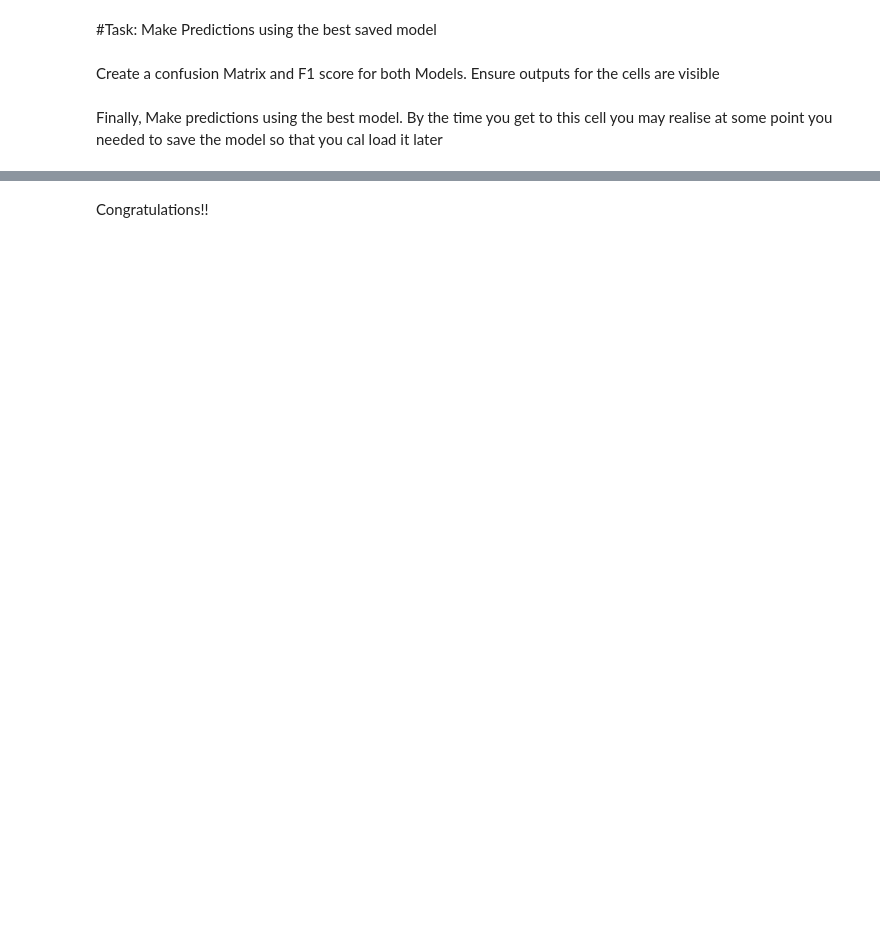
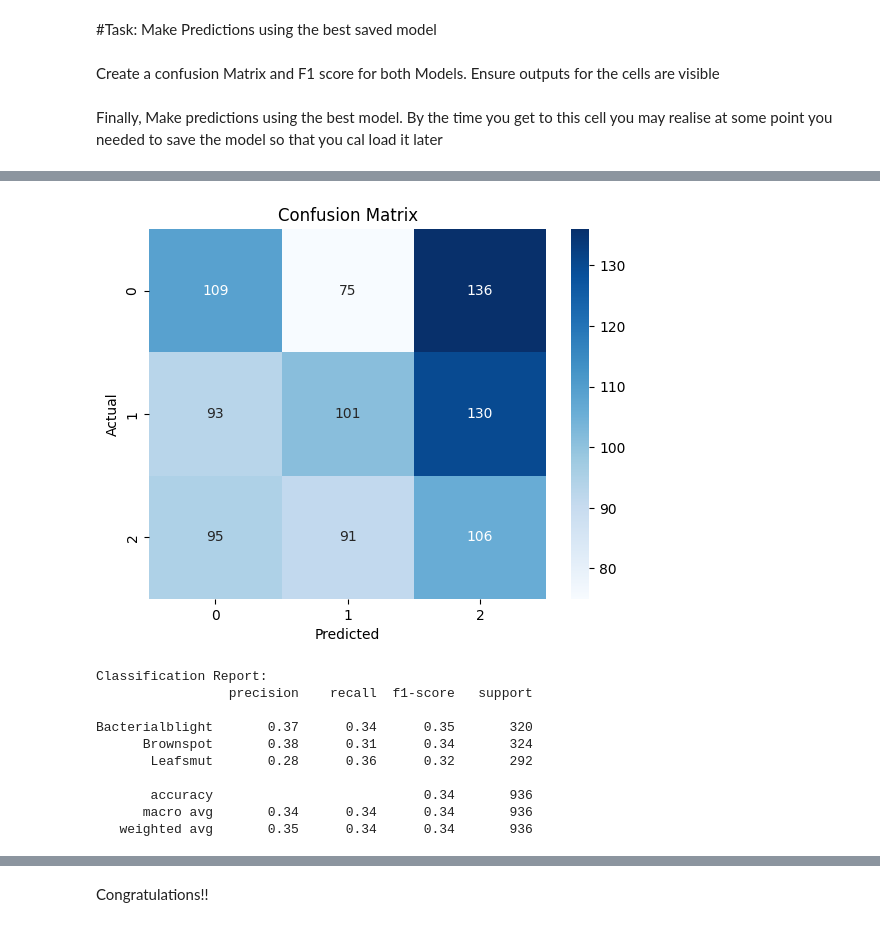
Before and after one commit to ktanguy/Summative, a Jupyter notebook: Summative_Intro_to_ml_Tanguy_Kwizera_assignment.ipynb, the cells around one changed output, grey strips where cells are left out. Drawn from its saved outputs; the diff is of its cells as text; code cells hidden in the pictures; blank space fills up the shorter version.

```diff
--- a/Summative_Intro_to_ml_Tanguy_Kwizera_assignment.ipynb
+++ b/Summative_Intro_to_ml_Tanguy_Kwizera_assignment.ipynb
@@ -131,3 +422,39 @@ def make_predictions(model_path, X):
-# %%
-model_path = None
-make_predictions(None)
+# %%
+from tensorflow.keras.models import load_model
+import numpy as np
+
+def make_predictions(model_path, data_generator):
+    # Load the trained model
+    model = load_model(model_path)
+
+    # Predict probabilities
+    preds = model.predict(data_generator)
+
+    # Convert probabilities to class indices
+    predicted_classes = np.argmax(preds, axis=1)
+
+    return predicted_classes
+# %%
+# Get true labels from val_data
+true_labels = val_data.classes
+
+# Predict using best model
+y_pred = make_predictions('saved_models/model_4_best.h5', val_data)
+
+# Evaluate
+from sklearn.metrics import confusion_matrix, classification_report
+import seaborn as sns
+import matplotlib.pyplot as plt
+
+# Confusion Matrix
+cm = confusion_matrix(true_labels, y_pred)
+sns.heatmap(cm, annot=True, fmt='d', cmap='Blues')
+plt.xlabel("Predicted")
+plt.ylabel("Actual")
+plt.title("Confusion Matrix")
+plt.show()
+
+# Classification report
+print("\nClassification Report:")
+print(classification_report(true_labels, y_pred, target_names=val_data.class_indices.keys()))
+# %% [output]
@@ -133,0 +463,11 @@ make_predictions(None)
+[figure, added]
+Classification Report:
+                 precision    recall  f1-score   support
+
+Bacterialblight       0.37      0.34      0.35       320
+      Brownspot       0.38      0.31      0.34       324
+       Leafsmut       0.28      0.36      0.32       292
+
+       accuracy                           0.34       936
+      macro avg       0.34      0.34      0.34       936
+   weighted avg       0.35      0.34      0.34       936
```
Also changed, not shown: parts of 22 cells of this notebook.
